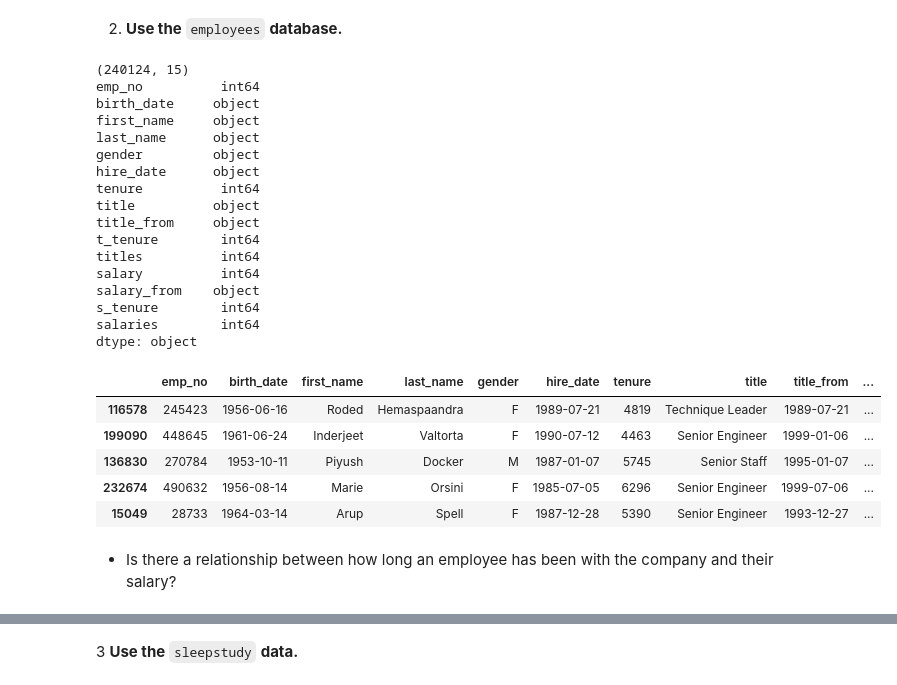
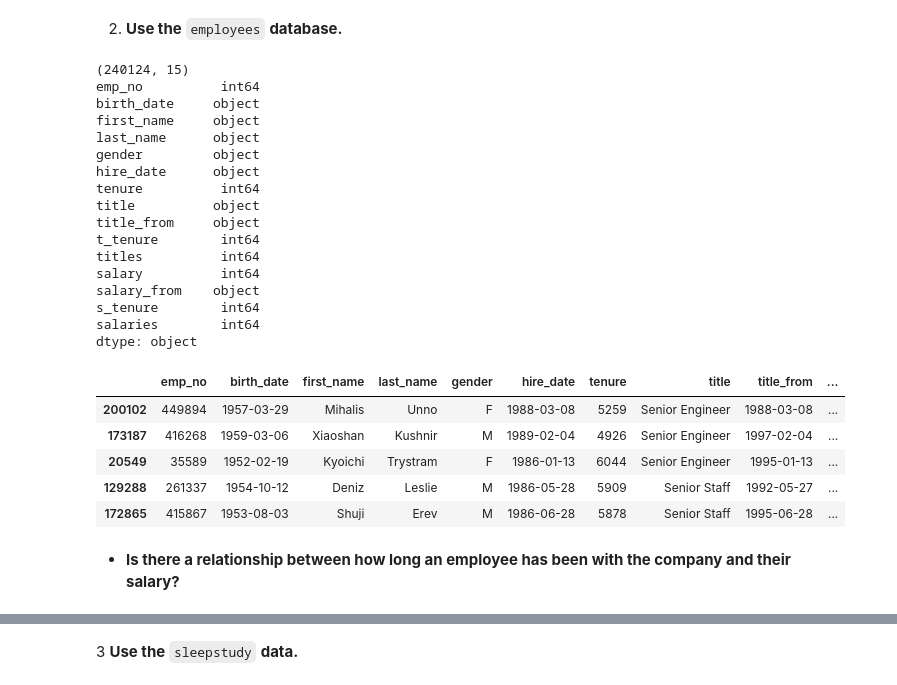
Before and after one commit to kjeliasen/statistics-exercises, a Jupyter notebook: hypothesis_testing.ipynb, the cells around one changed output, grey strips where cells are left out. Cells and saved outputs as stored; diff of their text form; code cells hidden in the pictures.

```diff
--- a/hypothesis_testing.ipynb
+++ b/hypothesis_testing.ipynb
@@ -121,5 +121,6 @@ mpg.sample(5)
 # %%
 mpg['mean_mpg'] = ((mpg.cty + mpg.hwy) / 2)
+mpg['hwy_mpg_idx'] = round(100 * ((mpg.hwy / mpg.cty) - 1), 1)
 mpg.sample(5)
 # %% [output]
 |  | manufacturer | model | displ | year | cyl | trans | drv | cty | hwy | fl | ... |
@@ -456,14 +452,14 @@ str_to_date = '''SET @check_date =  STR_TO_DATE('2002-09-30', '%Y-%m-%d');'''
 
 employees = pd.read_sql('''SELECT
     e.*,
-    datediff('2002-09-30', e.hire_date) tenure,
+    datediff('2002-08-01', e.hire_date) tenure,
     t.title,
     t.from_date title_from,
-    datediff('2002-09-30', t.from_date) t_tenure,
+    datediff('2002-08-01', t.from_date) t_tenure,
     et.titles,
     s.salary,
     s.from_date salary_from,
-    datediff('2002-09-30', s.from_date) s_tenure,
+    datediff('2002-08-01', s.from_date) s_tenure,
     es.salaries
 FROM
     employees e
@@ -488,42 +484,42 @@ JOIN
         count(*) salaries
     FROM
         salaries
     GROUP BY
         emp_no) es
     USING(emp_no)
 WHERE
-    s.to_date > '2002-09-30'
-    AND t.to_date > '2002-09-30';
+    s.to_date > '2002-08-01'
+    AND t.to_date > '2002-08-01';
 ''', employees_url)
 print(employees.shape)
 print(employees.dtypes)
 employees.sample(5)
 # %% [output]
 (240124, 15)
 emp_no          int64
 birth_date     object
 first_name     object
 last_name      object
 gender         object
 hire_date      object
 tenure          int64
 title          object
 title_from     object
 t_tenure        int64
 titles          int64
 salary          int64
 salary_from    object
 s_tenure        int64
 salaries        int64
 dtype: object
 |  | emp_no | birth_date | first_name | last_name | gender | hire_date | tenure | title | title_from | ... |
-| 116578 | 245423 | 1956-06-16 | Roded | Hemaspaandra | F | 1989-07-21 | 4819 | Technique Leader | 1989-07-21 | ... |
-| 199090 | 448645 | 1961-06-24 | Inderjeet | Valtorta | F | 1990-07-12 | 4463 | Senior Engineer | 1999-01-06 | ... |
-| 136830 | 270784 | 1953-10-11 | Piyush | Docker | M | 1987-01-07 | 5745 | Senior Staff | 1995-01-07 | ... |
-| 232674 | 490632 | 1956-08-14 | Marie | Orsini | F | 1985-07-05 | 6296 | Senior Engineer | 1999-07-06 | ... |
-| 15049 | 28733 | 1964-03-14 | Arup | Spell | F | 1987-12-28 | 5390 | Senior Engineer | 1993-12-27 | ... |
+| 200102 | 449894 | 1957-03-29 | Mihalis | Unno | F | 1988-03-08 | 5259 | Senior Engineer | 1988-03-08 | ... |
+| 173187 | 416268 | 1959-03-06 | Xiaoshan | Kushnir | M | 1989-02-04 | 4926 | Senior Engineer | 1997-02-04 | ... |
+| 20549 | 35589 | 1952-02-19 | Kyoichi | Trystram | F | 1986-01-13 | 6044 | Senior Engineer | 1995-01-13 | ... |
+| 129288 | 261337 | 1954-10-12 | Deniz | Leslie | M | 1986-05-28 | 5909 | Senior Staff | 1992-05-27 | ... |
+| 172865 | 415867 | 1953-08-03 | Shuji | Erev | M | 1986-06-28 | 5878 | Senior Staff | 1995-06-28 | ... |
 # %% [markdown]
-- Is there a relationship between how long an employee has been with the company and their salary?
+- **Is there a relationship between how long an employee has been with the company and their salary?**
 # %%
 r, p = stats.pearsonr(employees.tenure, employees.salary)
 sns.jointplot(data=employees, x=employees.tenure, y=employees.salary, color='green')
```
Also changed, not shown: parts of 43 cells of this notebook.
